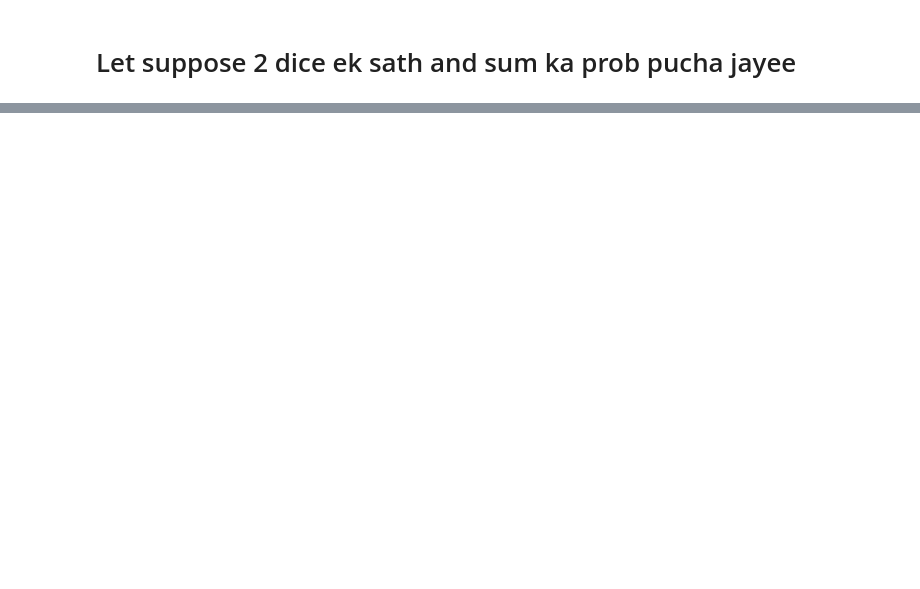
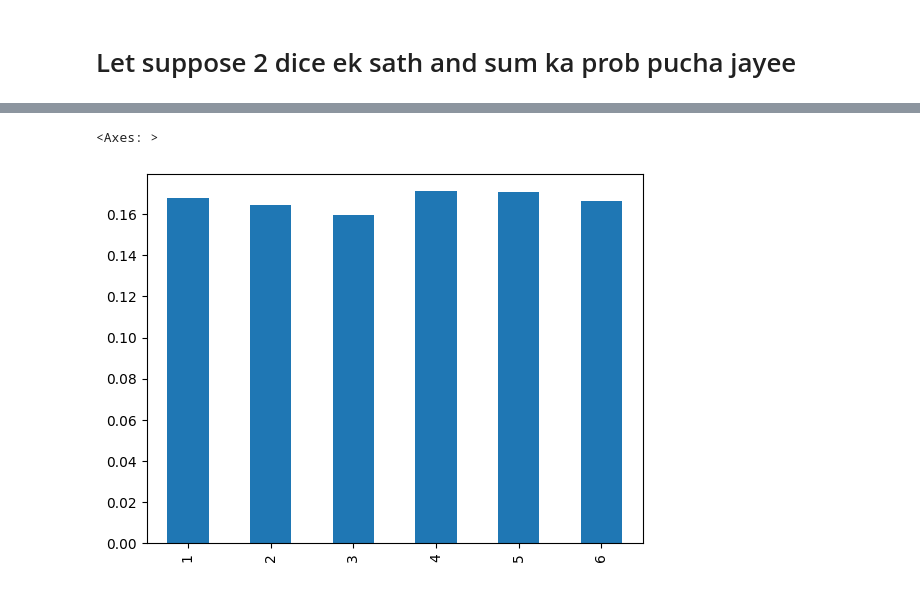
Before and after one commit to Vishalkumar800/ML-Learning, a Jupyter notebook: probability.ipynb, the cells around one changed output, grey strips where cells are left out. Saved outputs shown, nothing was run; the diff lists cells and outputs as text; code cells hidden in the pictures; blank space fills up the shorter version.

```diff
--- a/probability.ipynb
+++ b/probability.ipynb
@@ -43,0 +45,20 @@ twodiceProb.plot(kind="bar")
+# %%
+# CDF (cummulative gives you probaility up to x)
+
+A = []
+
+for i in range(10000):
+  A.append(random.randint(1,6))
+
+A[:5]
+
+data = pd.Series(A)
+# %%
+pb = (data.value_counts() / data.value_counts().sum()).sort_index()
+# %%
+# PDF  esme batata hai ek particular value ki probability like if i said 4 toh 4 ki probality in data
+
+pb.plot(kind="bar")
+# %% [output]
+<Axes: >
+[figure, added]
```
Also changed, not shown: parts of 16 cells of this notebook.
